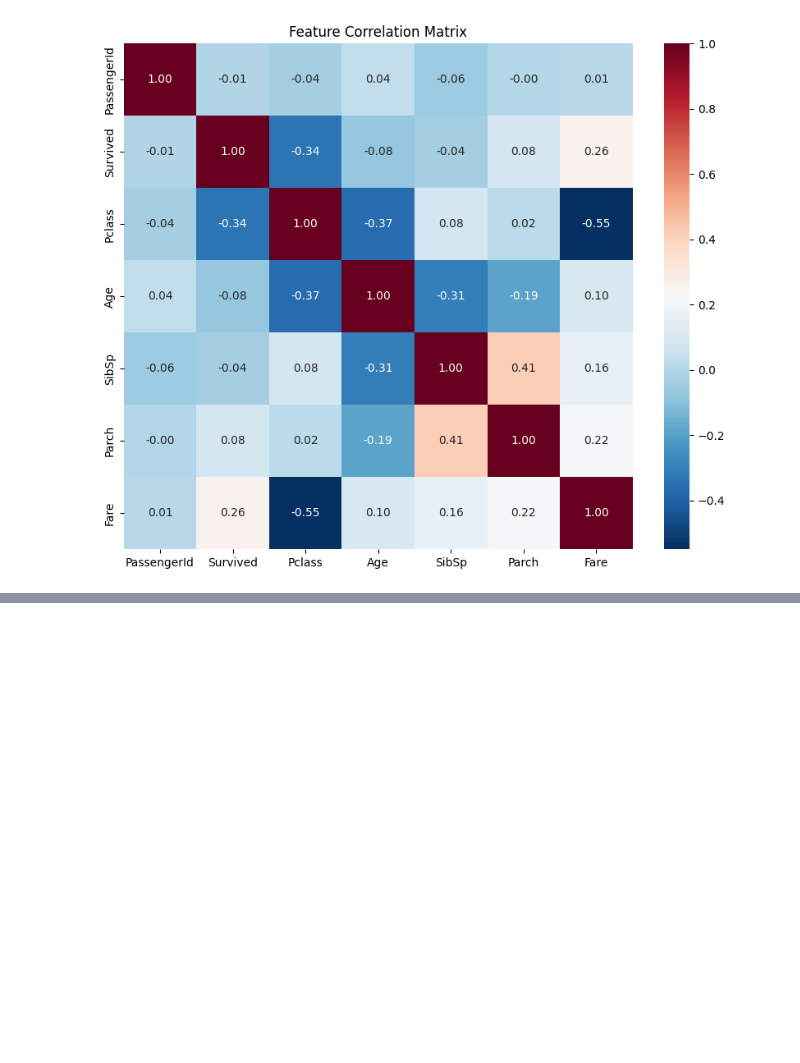
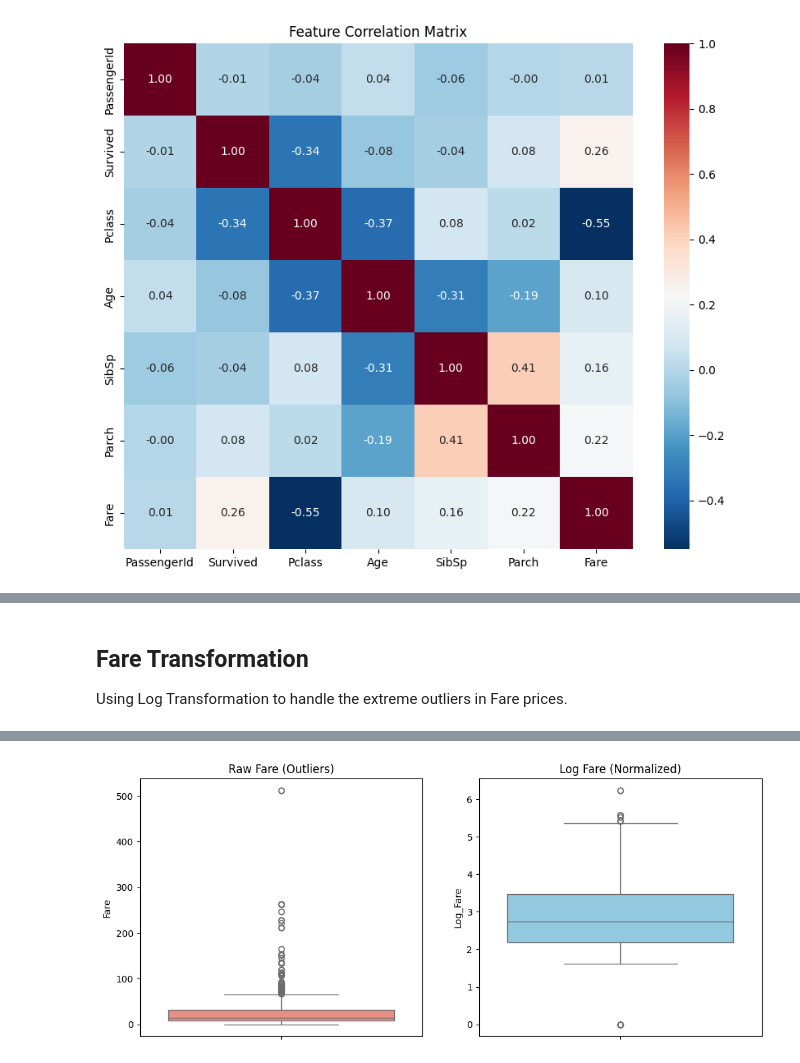
Before and after one commit to mahdikheirkhah/kaggle-titanic, a Jupyter notebook: notebook/EDA.ipynb, the cells around one changed output, grey strips where cells are left out. Cells and saved outputs as stored; diff of their text form; code cells hidden in the pictures; blank space fills up the shorter version.

```diff
--- a/notebook/EDA.ipynb
+++ b/notebook/EDA.ipynb
@@ -204,0 +305,15 @@ Index(['PassengerId', 'Survived', 'Pclass', 'Age', 'SibSp', 'Parch', 'Fare'], dt
+# %% [markdown]
+## Fare Transformation
+Using Log Transformation to handle the extreme outliers in Fare prices.
+# %%
+plt.figure(figsize=(12, 5))
+plt.subplot(1, 2, 1)
+sns.boxplot(y=df_raw['Fare'], color='salmon')
+plt.title('Raw Fare (Outliers)')
+
+df_step = process_fare_features(df_step)
+plt.subplot(1, 2, 2)
+sns.boxplot(y=df_step['Log_Fare'], color='skyblue')
+plt.title('Log Fare (Normalized)')
+plt.show()
+# %% [output]
@@ -204,0 +322 @@ Index(['PassengerId', 'Survived', 'Pclass', 'Age', 'SibSp', 'Parch', 'Fare'], dt
+[figure, added]
```
Also changed, not shown: parts of 15 cells of this notebook, 9 other files.
